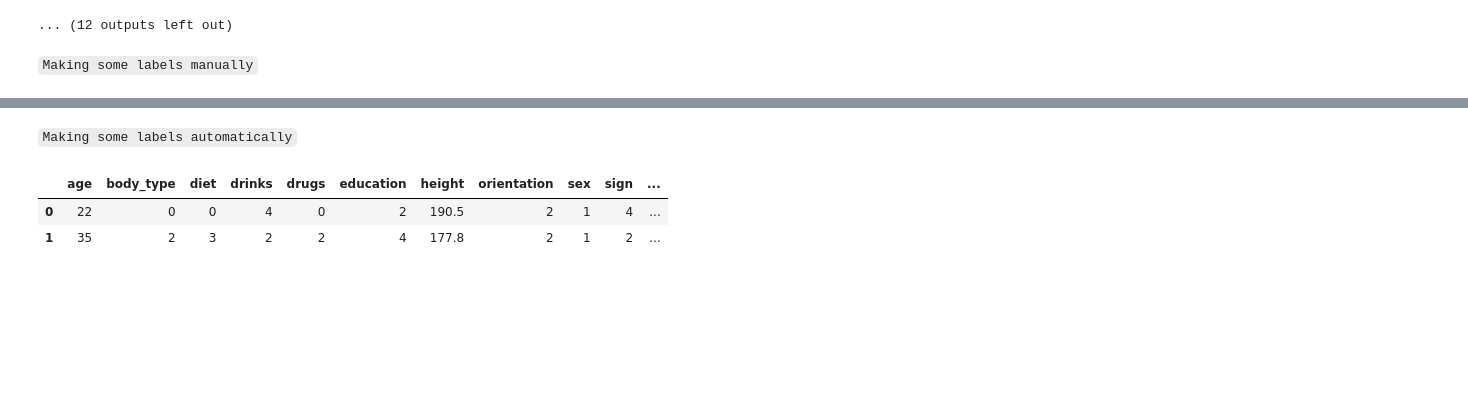
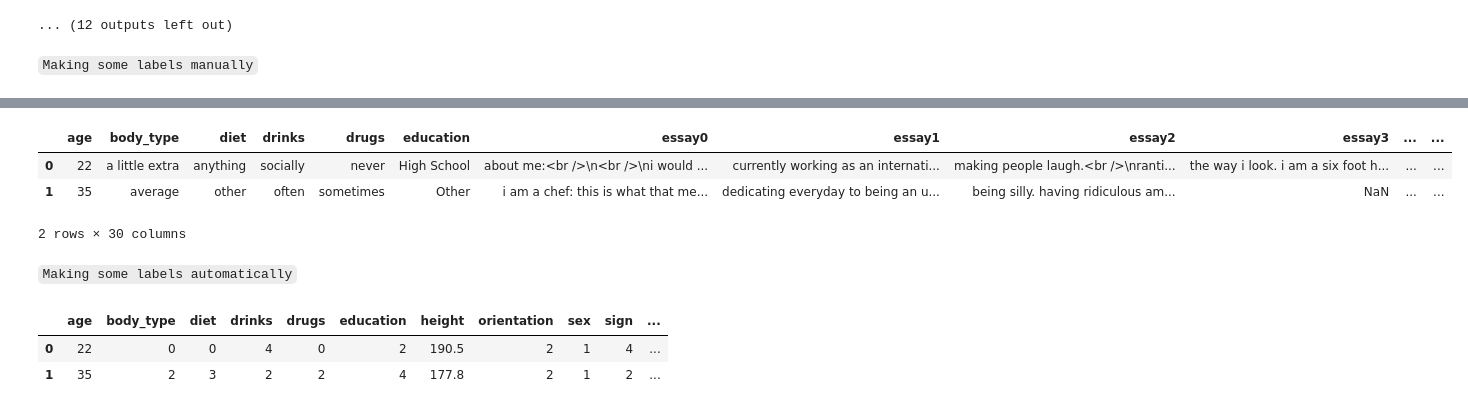
Before and after one commit to LiZoMark841619/OkCupid, a Jupyter notebook: OKCupid-Date-A-Scientist-Starter/date-a-scientist.ipynb, the cells around one changed output, grey strips where cells are left out. Cells and saved outputs as stored; diff of their text form; code cells hidden in the pictures; blank space fills up the shorter version.

```diff
--- a/OKCupid-Date-A-Scientist-Starter/date-a-scientist.ipynb
+++ b/OKCupid-Date-A-Scientist-Starter/date-a-scientist.ipynb
@@ -298,3 +281,10 @@ df_model[df_model.sign == 'unknown']
+# %%
+df_model.head(2)
+# %% [output]
+|  | age | body_type | diet | drinks | drugs | education | essay0 | essay1 | essay2 | essay3 | ... | ... |
+| 0 | 22 | a little extra | anything | socially | never | High School | about me:<br />\n<br />\ni would ... | currently working as an internati... | making people laugh.<br />\nranti... | the way i look. i am a six foot h... | ... | ... |
+| 1 | 35 | average | other | often | sometimes | Other | i am a chef: this is what that me... | dedicating everyday to being an u... | being silly. having ridiculous am... | NaN | ... | ... |
+2 rows × 30 columns
 # %%
 df_model.sex = np.where(df_model['sex'] == 'male', 1, 0)
 df_model.orientation = df_model.orientation.replace(['straight', 'bisexual', 'gay'], [2, 1, 0])
```
Also changed, not shown: parts of 19 cells of this notebook.
